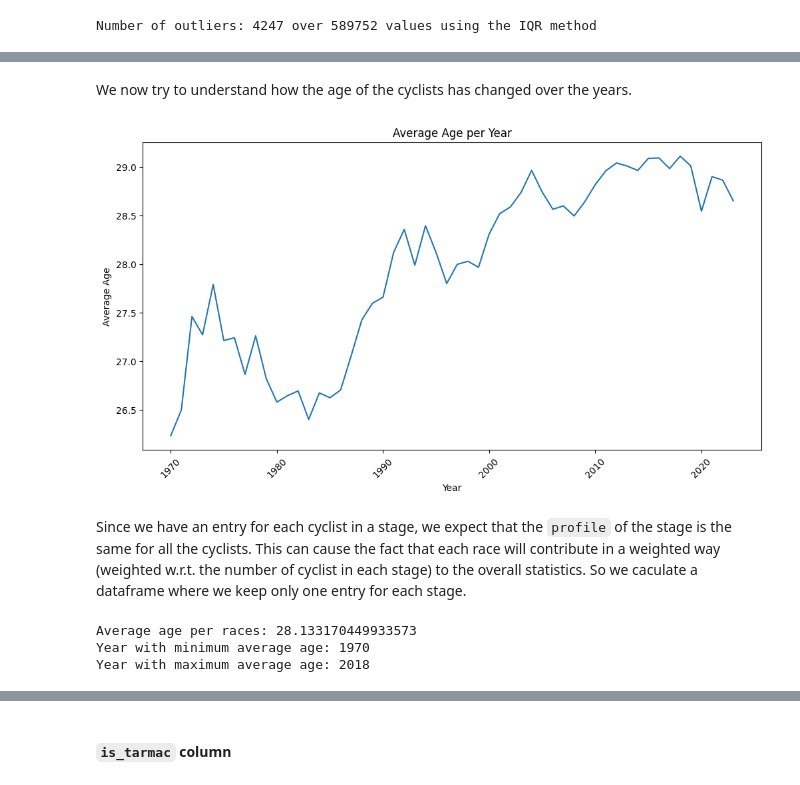
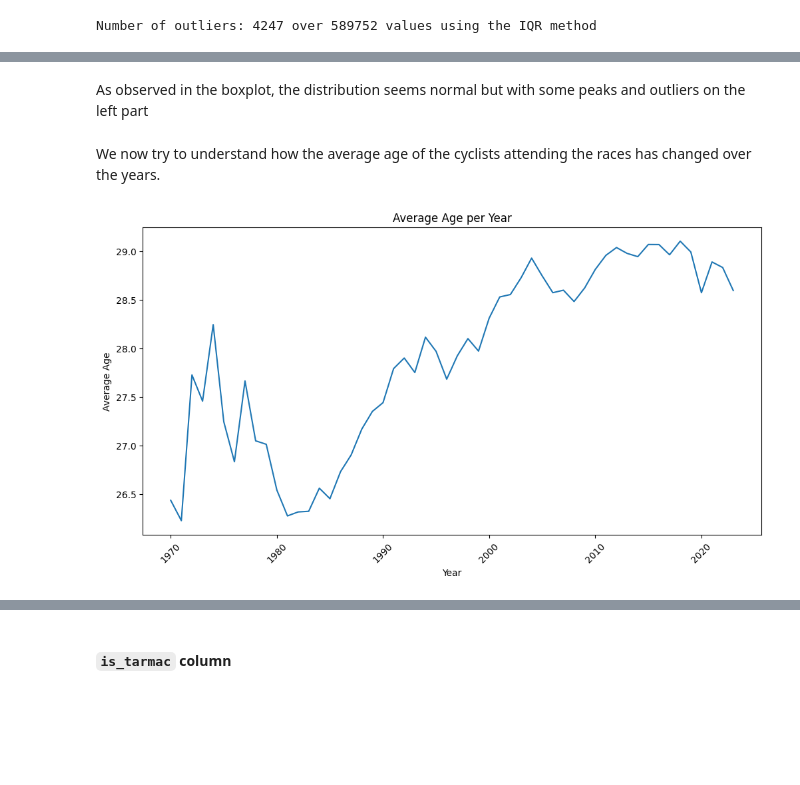
Before and after one commit to effepielle/dm_project24_group_0, a Jupyter notebook: TASK_1/data_understanding.ipynb, the cells around one changed output, grey strips where cells are left out. Saved outputs shown, nothing was run; the diff lists cells and outputs as text; code cells hidden in the pictures; blank space fills up the shorter version.

````diff
--- a/TASK_1/data_understanding.ipynb
+++ b/TASK_1/data_understanding.ipynb
@@ -1922,0 +1954,4 @@ Number of outliers: 4247 over 589752 values using the IQR method
+# %%
+# Group by '_url' and calculate the mean for 'avg_cyclist_age' for each group
+avg_age_df = races_df.groupby('_url')['cyclist_age'].mean().reset_index()
+print(avg_age_df.head())
@@ -1923,38 +2002,21 @@ Number of outliers: 4247 over 589752 values using the IQR method
+# %% [markdown]
+As observed in the boxplot, the distribution seems normal but with some peaks and outliers on the left part
 # %% [markdown]
-We now try to understand how the age of the cyclists has changed over the years.
+We now try to understand how the average age of the cyclists attending the races has changed over the years.
 # %%
-age_df = races_df[['_url', 'cyclist_age']].copy()
-age_df.loc[:, 'year'] = age_df['_url'].str.extract(r'(\d{4})')
+# Extract the year from the _url column
+avg_age_df['year'] = avg_age_df['_url'].str.extract(r'(\d{4})')
 
-# Calculate the average for each stage
-average_age_per_stage = age_df.groupby('_url')['cyclist_age'].mean().reset_index()
-age_df = age_df.merge(average_age_per_stage, on='_url', suffixes=('', '_average'))
+# Calculate the average length for each year
+average_age_per_year = avg_age_df.dropna(subset=['cyclist_age']).groupby('year')['cyclist_age'].mean()
 
-# Calculate the average age for each year
-average_age_per_year = age_df.groupby('year')['cyclist_age'].mean()
-
-
-# Plot the average age per year with increased scale on x-axis
+# Plot the average length per year with increased scale on x-axis
 plt.figure(figsize=(12, 6))
 average_age_per_year.plot(kind='line')
 plt.title('Average Age per Year')
 plt.xlabel('Year')
 plt.ylabel('Average Age')
 plt.xticks(rotation=45)
 plt.show()
 # %% [output]
-[figure, old version]
+[figure, new version]
-# %% [markdown]
-Since we have an entry for each cyclist in a stage, we expect that the ```profile``` of the stage is the same for all the cyclists. This can cause the fact that each race will contribute in a weighted way (weighted w.r.t. the number of cyclist in each stage) to the overall statistics. So we caculate a dataframe where we keep only one entry for each stage.
-# %%
-min_year = average_age_per_year.idxmin()
-max_year = average_age_per_year.idxmax()
-average_age_per_races = age_df.groupby('_url')['cyclist_age'].mean().mean() # two times mean to obtain the final average
-
-print(f"Average age per races: {average_age_per_races}")
-print(f"Year with minimum average age: {min_year}")
-print(f"Year with maximum average age: {max_year}")
-# %% [output]
-Average age per races: 28.133170449933573
-Year with minimum average age: 1970
-Year with maximum average age: 2018
````
Also changed, not shown: parts of 48 cells of this notebook.
